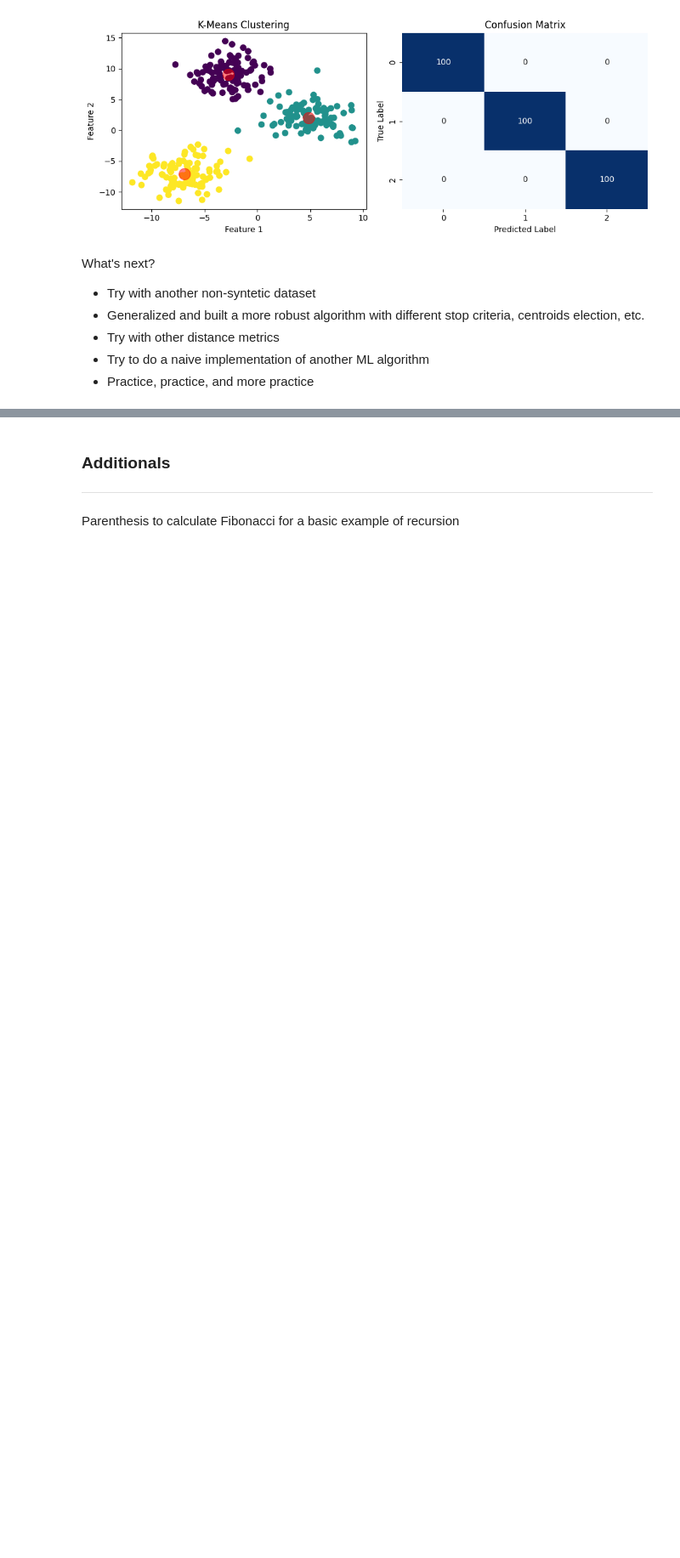
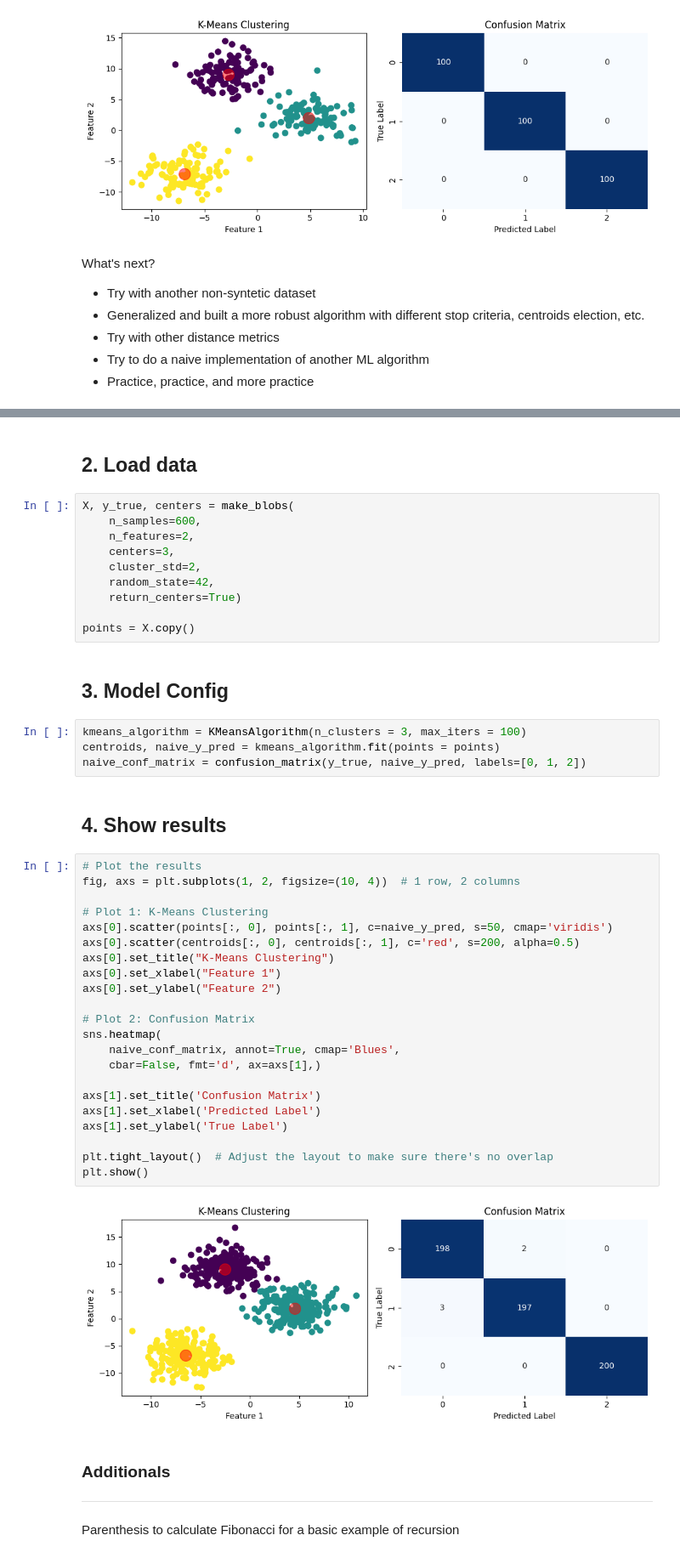
Before and after one commit to Ramseths/linear, a Jupyter notebook: linear_algebra/linear_algebra_concepts.ipynb, the cells around one changed output, grey strips where cells are left out. Shown at 85% size. Drawn from its saved outputs; the diff is of its cells as text; blank space fills up the shorter version.

```diff
--- a/linear_algebra/linear_algebra_concepts.ipynb
+++ b/linear_algebra/linear_algebra_concepts.ipynb
@@ -1513,3 +1517,47 @@ What's next?
+# %% [markdown]
+## 2. Load data
+# %%
+X, y_true, centers = make_blobs(
+    n_samples=600,
+    n_features=2,
+    centers=3,
+    cluster_std=2,
+    random_state=42,
+    return_centers=True)
+
+points = X.copy()
+# %% [markdown]
+## 3. Model Config
+# %%
+kmeans_algorithm = KMeansAlgorithm(n_clusters = 3, max_iters = 100)
+centroids, naive_y_pred = kmeans_algorithm.fit(points = points)
+naive_conf_matrix = confusion_matrix(y_true, naive_y_pred, labels=[0, 1, 2])
+# %% [markdown]
+## 4. Show results
+# %%
+# Plot the results
+fig, axs = plt.subplots(1, 2, figsize=(10, 4))  # 1 row, 2 columns
+
+# Plot 1: K-Means Clustering
+axs[0].scatter(points[:, 0], points[:, 1], c=naive_y_pred, s=50, cmap='viridis')
+axs[0].scatter(centroids[:, 0], centroids[:, 1], c='red', s=200, alpha=0.5)
+axs[0].set_title("K-Means Clustering")
+axs[0].set_xlabel("Feature 1")
+axs[0].set_ylabel("Feature 2")
+
+# Plot 2: Confusion Matrix
+sns.heatmap(
+    naive_conf_matrix, annot=True, cmap='Blues',
+    cbar=False, fmt='d', ax=axs[1],)
+
+axs[1].set_title('Confusion Matrix')
+axs[1].set_xlabel('Predicted Label')
+axs[1].set_ylabel('True Label')
+
+plt.tight_layout()  # Adjust the layout to make sure there's no overlap
+plt.show()
+# %% [output]
+[figure, added]
 # %% [markdown]
 ### Additionals
 
```
Also changed, not shown: parts of 2 cells of this notebook, 1 other file.
